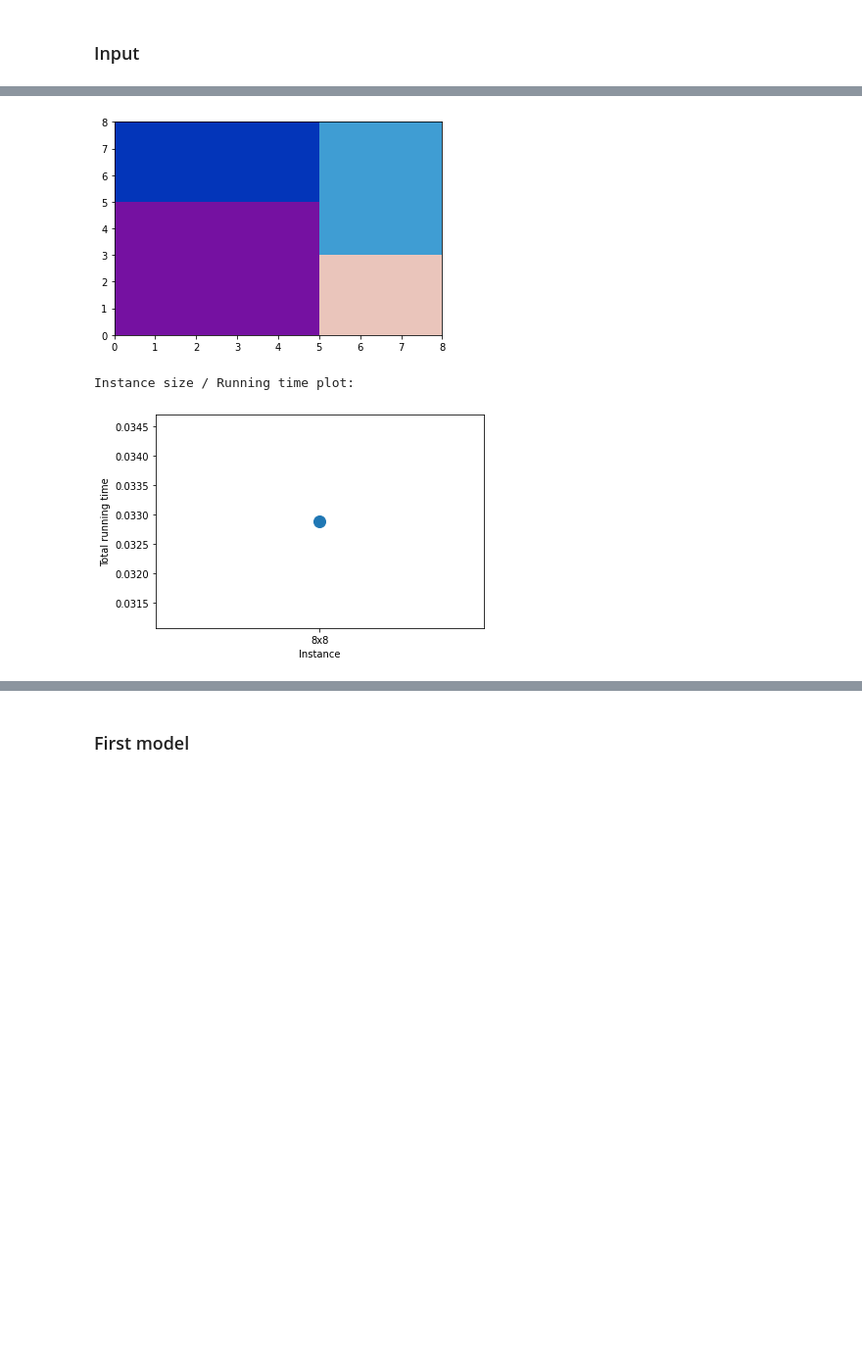
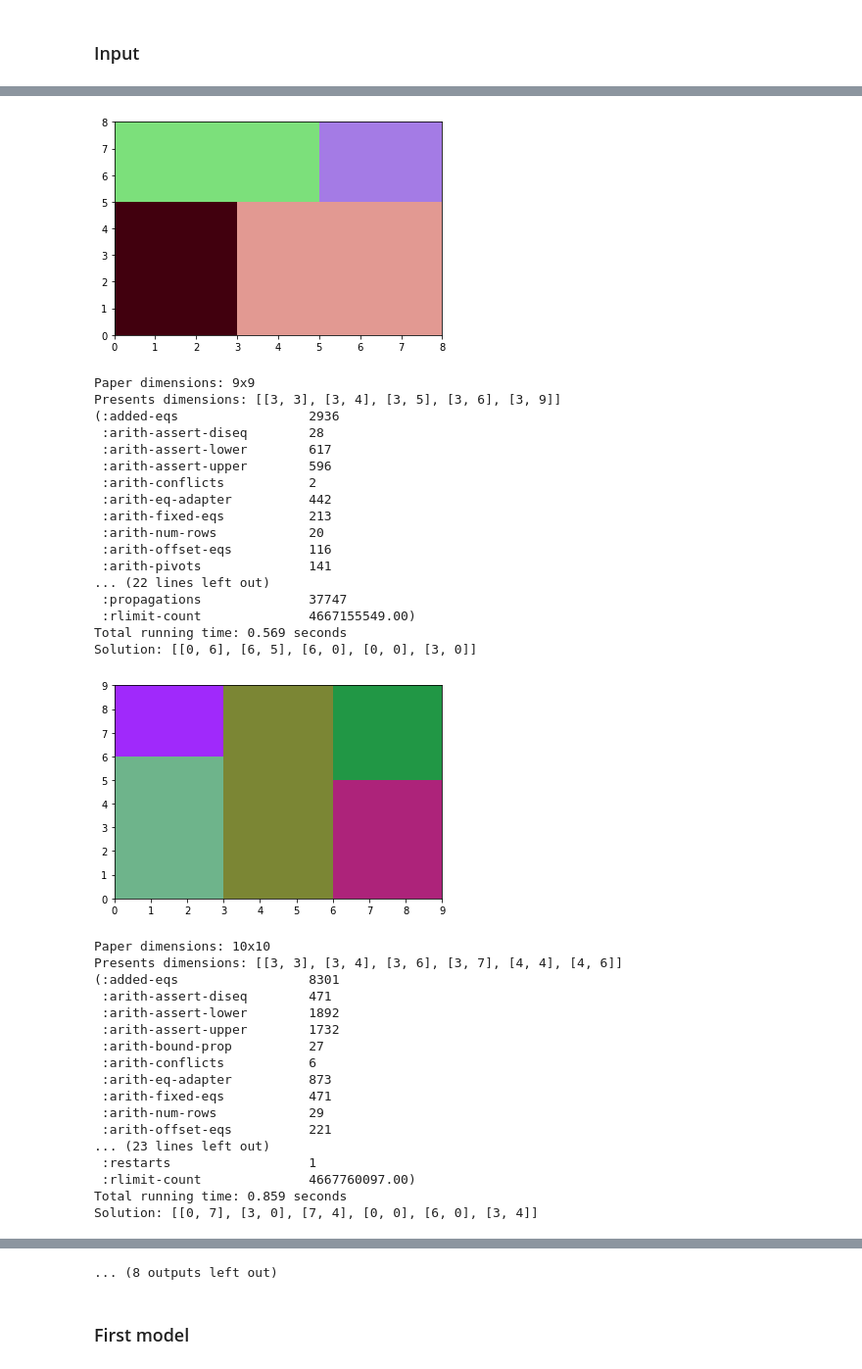
Before and after one commit to LeoCalbi/present-wrapping, a Jupyter notebook: pwp.ipynb, the cells around one changed output, grey strips where cells are left out. Shown at 98% size. Cells and saved outputs as stored; diff of their text form; code cells hidden in the pictures; blank space fills up the shorter version.

```diff
--- a/pwp.ipynb
+++ b/pwp.ipynb
@@ -130,7 +135,7 @@ def output(w_paper, h_paper, n, presents, solution, model):
 # %% [markdown]
 ### Input
 # %%
-instance = 37
+instance = 8
 min_instance, max_instance = 8, 40
 # %%
 times = []
@@ -617,7 +721,7 @@ def z3min(x,y):
 # %% [markdown]
 ### Input
 # %%
-instance = 8
+instance = None
 min_instance, max_instance = 8, 40
 # %%
 times = []
@@ -629,8 +733,6 @@ for i in range(min_instance, max_instance + 1):
     instances.append(current_instance)
     path = f"instances/{current_instance}.txt"
     w_paper, h_paper, n, presents = read_input(path)
-    unordered_presents = list(presents)
-    presents, sorted_indices = order_presents(presents, method='area', reverse=True)
     print(f"Paper dimensions: {i}x{i}")
     print(f"Presents dimensions: {presents}")
     start_time = time()
@@ -639,8 +741,10 @@ for i in range(min_instance, max_instance + 1):
     assignment = model.model()
     solution = [[assignment[bl_corners[i][0]].as_long(), assignment[bl_corners[i][1]].as_long()] for i in range(n)]
     end_time = time()
-    times.append(end_time - start_time)
+    total_time = end_time - start_time
+    times.append(total_time)
     print(model.statistics())
+    print(f"Total running time: {round(total_time, 3)} seconds")
     if solution:
         show_solution(w_paper, h_paper, n, presents, solution)
         output(w_paper, h_paper, n, presents, solution, model='smt')
@@ -667,3 +771,36 @@ Solution: [[0, 0], [5, 3], [0, 5], [5, 0]]
-[figure, old version]
+[figure, new version]
-Instance size / Running time plot:
+Paper dimensions: 9x9
+Presents dimensions: [[3, 3], [3, 4], [3, 5], [3, 6], [3, 9]]
+(:added-eqs                 2936
+ :arith-assert-diseq        28
+ :arith-assert-lower        617
+ :arith-assert-upper        596
+ :arith-conflicts           2
+ :arith-eq-adapter          442
+ :arith-fixed-eqs           213
+ :arith-num-rows            20
+ :arith-offset-eqs          116
+ :arith-pivots              141
+... (22 lines left out)
+ :propagations              37747
+ :rlimit-count              4667155549.00)
+Total running time: 0.569 seconds
+Solution: [[0, 6], [6, 5], [6, 0], [0, 0], [3, 0]]
-[figure, old version]
+[figure, new version]
+Paper dimensions: 10x10
+Presents dimensions: [[3, 3], [3, 4], [3, 6], [3, 7], [4, 4], [4, 6]]
+(:added-eqs                 8301
+ :arith-assert-diseq        471
+ :arith-assert-lower        1892
+ :arith-assert-upper        1732
+ :arith-bound-prop          27
+ :arith-conflicts           6
+ :arith-eq-adapter          873
+ :arith-fixed-eqs           471
+ :arith-num-rows            29
+ :arith-offset-eqs          221
+... (23 lines left out)
+ :restarts                  1
+ :rlimit-count              4667760097.00)
+Total running time: 0.859 seconds
+Solution: [[0, 7], [3, 0], [7, 4], [0, 0], [6, 0], [3, 4]]
@@ -670,3 +862,4 @@ Instance size / Running time plot:
+... (8 outputs left out)
 # %% [markdown]
 ### First model
 # %%
```
Also changed, not shown: parts of 7 cells of this notebook, 9 other files.
